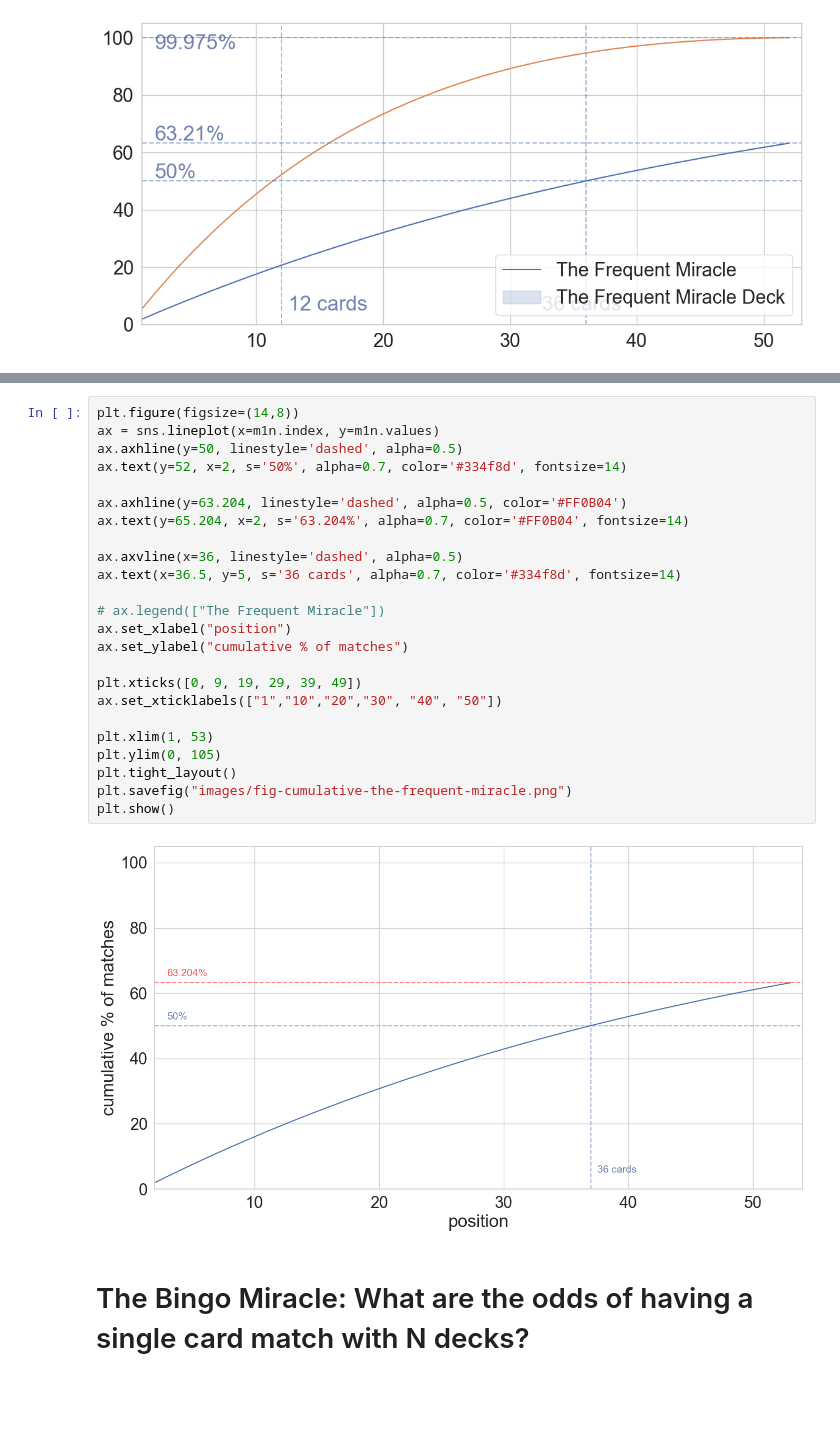
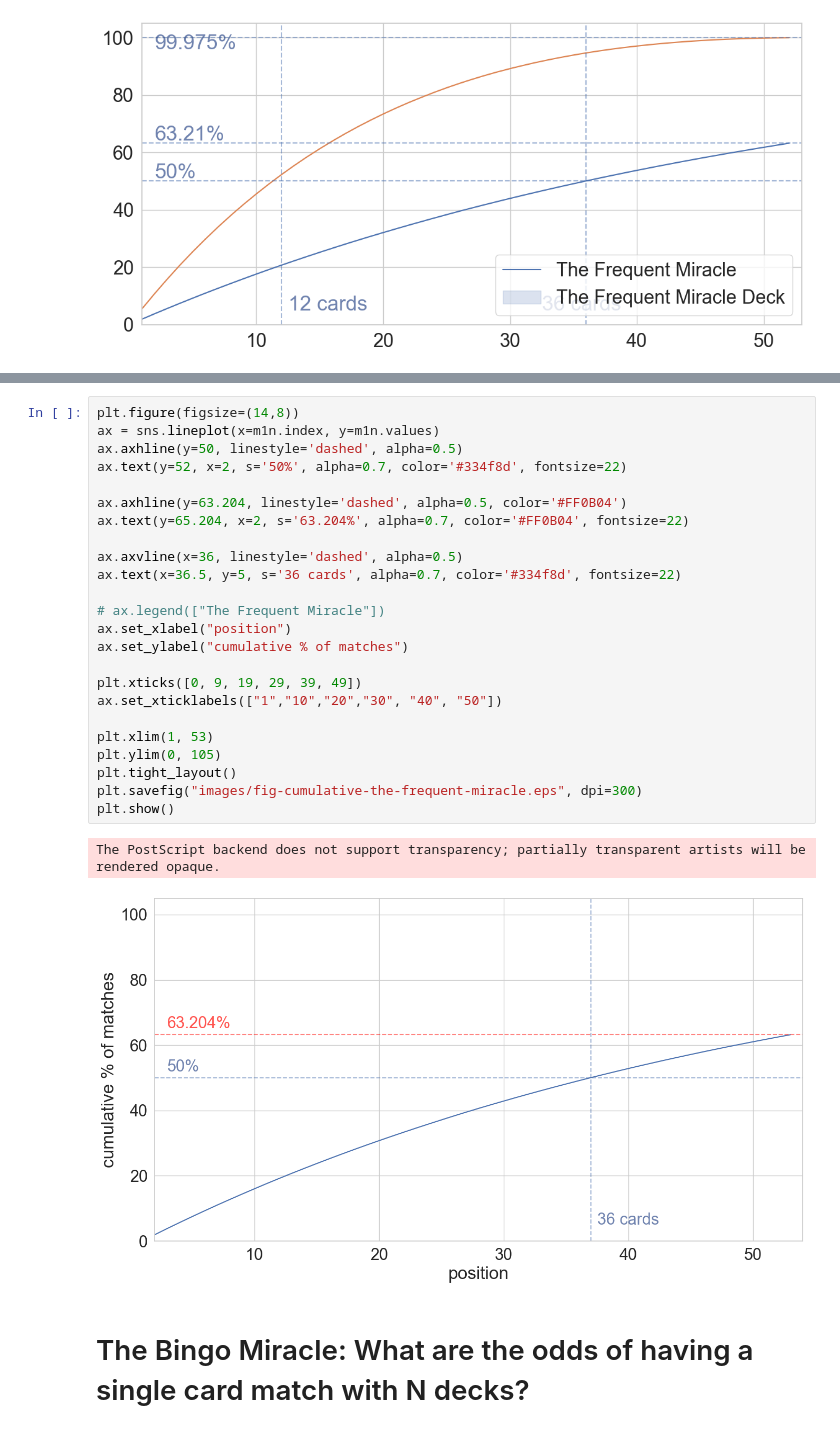
Before and after one commit to guilhermesilveira/bingo, a Jupyter notebook: 1-A random match.ipynb, the cells around one changed output, grey strips where cells are left out. Drawn from its saved outputs; the diff is of its cells as text; blank space fills up the shorter version.

```diff
--- a/1-A random match.ipynb
+++ b/1-A random match.ipynb
@@ -194,29 +195,30 @@ plt.show()
 # %%
 plt.figure(figsize=(14,8))
 ax = sns.lineplot(x=m1n.index, y=m1n.values)
 ax.axhline(y=50, linestyle='dashed', alpha=0.5)
-ax.text(y=52, x=2, s='50%', alpha=0.7, color='#334f8d', fontsize=14)
+ax.text(y=52, x=2, s='50%', alpha=0.7, color='#334f8d', fontsize=22)
 
 ax.axhline(y=63.204, linestyle='dashed', alpha=0.5, color='#FF0B04')
-ax.text(y=65.204, x=2, s='63.204%', alpha=0.7, color='#FF0B04', fontsize=14)
+ax.text(y=65.204, x=2, s='63.204%', alpha=0.7, color='#FF0B04', fontsize=22)
 
 ax.axvline(x=36, linestyle='dashed', alpha=0.5)
-ax.text(x=36.5, y=5, s='36 cards', alpha=0.7, color='#334f8d', fontsize=14)
+ax.text(x=36.5, y=5, s='36 cards', alpha=0.7, color='#334f8d', fontsize=22)
 
 # ax.legend(["The Frequent Miracle"])
 ax.set_xlabel("position")
 ax.set_ylabel("cumulative % of matches")
 
 plt.xticks([0, 9, 19, 29, 39, 49])
 ax.set_xticklabels(["1","10","20","30", "40", "50"])
 
 plt.xlim(1, 53)
 plt.ylim(0, 105)
 plt.tight_layout()
-plt.savefig("images/fig-cumulative-the-frequent-miracle.png")
+plt.savefig("images/fig-cumulative-the-frequent-miracle.eps", dpi=300)
 plt.show()
 # %% [output]
+The PostScript backend does not support transparency; partially transparent artists will be rendered opaque.
-[figure, old version]
+[figure, new version]
 # %% [markdown]
 # The Bingo Miracle: What are the odds of having a single card match with N decks?
 # %%
```
Also changed, not shown: parts of 6 cells of this notebook, 17 other files.
